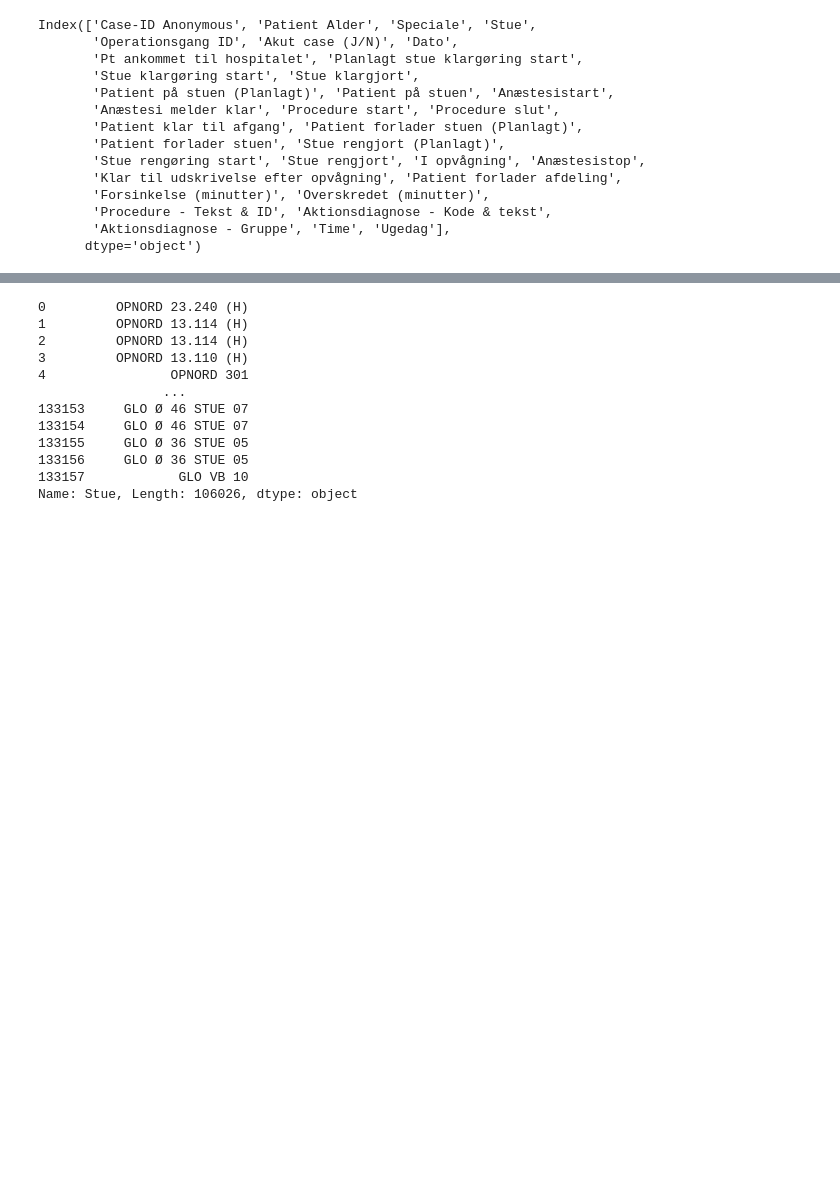
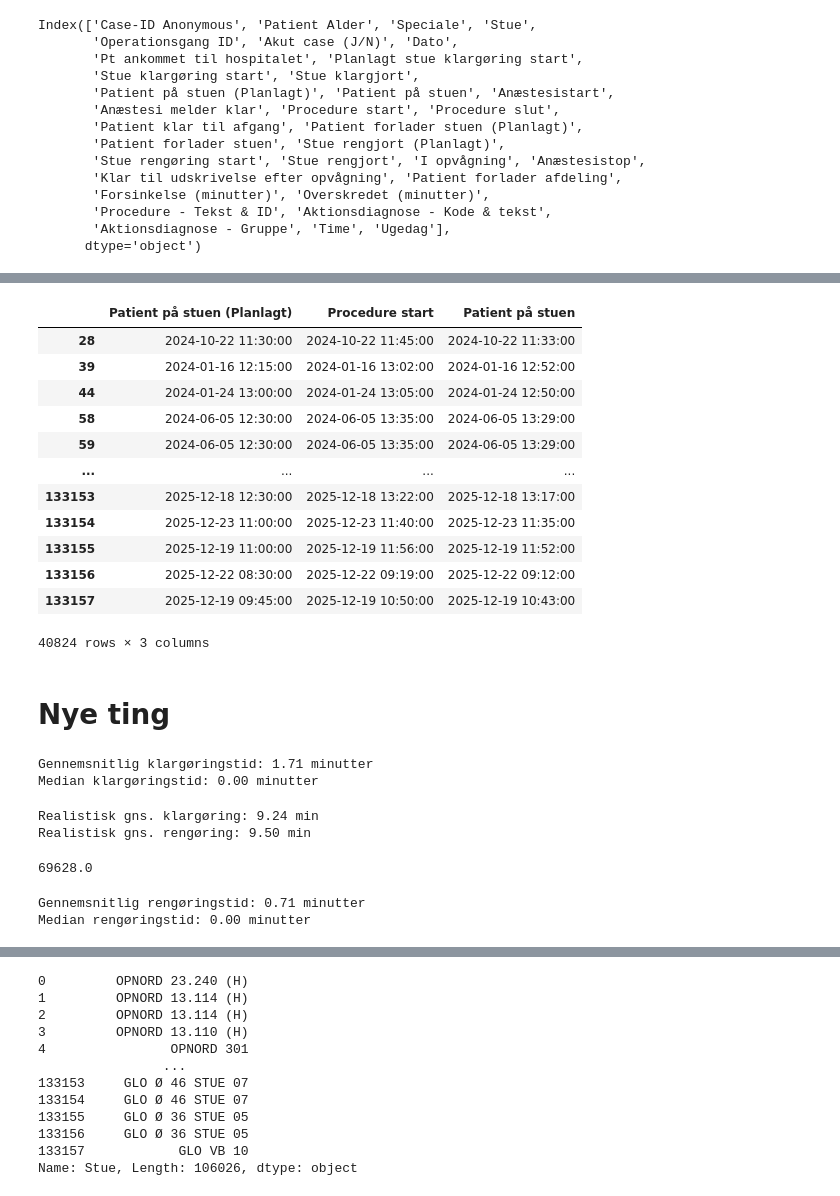
Before and after one commit to killermort9/AnalyticsToAction_Grop12, a Jupyter notebook: FRIDA2.ipynb, the cells around one changed output, grey strips where cells are left out. Cells and saved outputs as stored; diff of their text form; code cells hidden in the pictures; blank space fills up the shorter version.

```diff
--- a/FRIDA2.ipynb
+++ b/FRIDA2.ipynb
@@ -143 +146,63 @@ Index(['Case-ID Anonymous', 'Patient Alder', 'Speciale', 'Stue',
       dtype='object')
+# %%
+df_eye[['Patient på stuen (Planlagt)', 'Procedure start', 'Patient på stuen']]
+# %% [output]
+|  | Patient på stuen (Planlagt) | Procedure start | Patient på stuen |
+| 28 | 2024-10-22 11:30:00 | 2024-10-22 11:45:00 | 2024-10-22 11:33:00 |
+| 39 | 2024-01-16 12:15:00 | 2024-01-16 13:02:00 | 2024-01-16 12:52:00 |
+| 44 | 2024-01-24 13:00:00 | 2024-01-24 13:05:00 | 2024-01-24 12:50:00 |
+| 58 | 2024-06-05 12:30:00 | 2024-06-05 13:35:00 | 2024-06-05 13:29:00 |
+| 59 | 2024-06-05 12:30:00 | 2024-06-05 13:35:00 | 2024-06-05 13:29:00 |
+| ... | ... | ... | ... |
+| 133153 | 2025-12-18 12:30:00 | 2025-12-18 13:22:00 | 2025-12-18 13:17:00 |
+| 133154 | 2025-12-23 11:00:00 | 2025-12-23 11:40:00 | 2025-12-23 11:35:00 |
+| 133155 | 2025-12-19 11:00:00 | 2025-12-19 11:56:00 | 2025-12-19 11:52:00 |
+| 133156 | 2025-12-22 08:30:00 | 2025-12-22 09:19:00 | 2025-12-22 09:12:00 |
+| 133157 | 2025-12-19 09:45:00 | 2025-12-19 10:50:00 | 2025-12-19 10:43:00 |
+40824 rows × 3 columns
+# %% [markdown]
+# Nye ting
+# %%
+# 2. Beregn varigheden i minutter
+df_eye['Faktisk_klargøringstid'] = (df_eye['Stue klargjort'] - df_eye['Stue klargøring start']).dt.total_seconds() / 60
+
+# 3. Se gennemsnittet
+gns_klargøring = df_eye['Faktisk_klargøringstid'].mean()
+median_klargøring = df_eye['Faktisk_klargøringstid'].median()
+
+print(f"Gennemsnitlig klargøringstid: {gns_klargøring:.2f} minutter")
+print(f"Median klargøringstid: {median_klargøring:.2f} minutter")
+# %% [output]
+Gennemsnitlig klargøringstid: 1.71 minutter
+Median klargøringstid: 0.00 minutter
+# %%
+# Filtrer så vi kun ser på rækker med logiske tidsintervaller (f.eks. mellem 1 min og 120 min)
+rensede_data_klargøring = df_eye[df_eye['Faktisk_klargøringstid'] > 0]['Faktisk_klargøringstid']
+rensede_data_rengøring = df_eye[df_eye['Faktisk_rengøringstid'] > 0]['Faktisk_rengøringstid']
+
+print(f"Realistisk gns. klargøring: {rensede_data_klargøring.mean():.2f} min")
+print(f"Realistisk gns. rengøring: {rensede_data_rengøring.mean():.2f} min")
+# %% [output]
+Realistisk gns. klargøring: 9.24 min
+Realistisk gns. rengøring: 9.50 min
+# %%
+antal_negative = (df_eye['Faktisk_klargøringstid'] < 0).sum()
+antal_negative
+
+antal_ialt = (df_eye['Faktisk_klargøringstid']).sum()
+antal_ialt
+# %% [output]
+69628.0
+# %%
+# Beregn faktisk rengøringstid
+df_eye['Faktisk_rengøringstid'] = (df_eye['Stue rengjort'] - df_eye['Stue rengøring start']).dt.total_seconds() / 60
+
+# 3. Se gennemsnittet
+gns_klargøring = df_eye['Faktisk_rengøringstid'].mean()
+median_klargøring = df_eye['Faktisk_rengøringstid'].median()
+
+print(f"Gennemsnitlig rengøringstid: {gns_klargøring:.2f} minutter")
+print(f"Median rengøringstid: {median_klargøring:.2f} minutter")
+# %% [output]
+Gennemsnitlig rengøringstid: 0.71 minutter
+Median rengøringstid: 0.00 minutter
```
Also changed, not shown: parts of 5 cells of this notebook.
